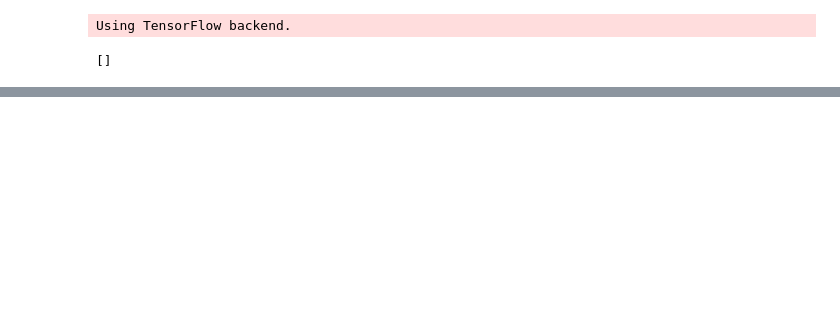
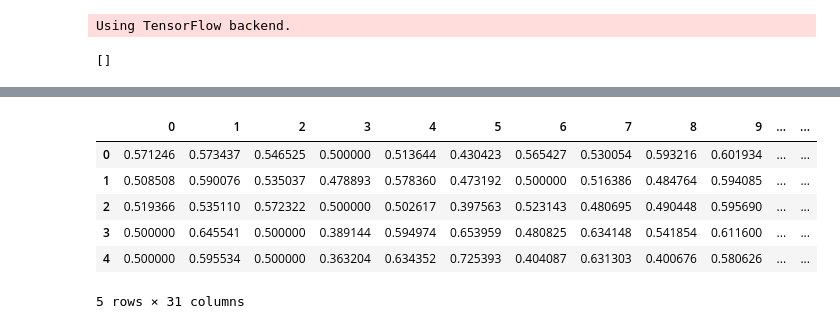
Before and after one commit to tqa236/LSTM_algo_trading, a Jupyter notebook: notebook/[Official] Backtesting.ipynb, the cells around one changed output, grey strips where cells are left out. Saved outputs shown, nothing was run; the diff lists cells and outputs as text; code cells hidden in the pictures; blank space fills up the shorter version.

```diff
--- a/notebook/[Official] Backtesting.ipynb
+++ b/notebook/[Official] Backtesting.ipynb
@@ -68,5 +36,0 @@ test_gen = TimeseriesGenerator(data, targets,
-# %%
-X_train = train_gen[0][0]
-y_train = train_gen[0][1]
-X_test = test_gen[0][0]
-y_test = test_gen[0][1]
@@ -87,19 +37,19 @@ print(f"y test shape: {y_test.shape}")
 # %%
+positions = []
 for i in range(len(dataset[0])):
     model_period = f"../model/LSTM/my_model1_period{i}.h5"
-    regressor = load_model(model_name, custom_objects={"softmax": softmax})
+    regressor = load_model(model_period, custom_objects={"softmax": softmax})
     X_test = dataset[1][i][0].values
     y_test = dataset[1][i][1].values
     y_test = get_one_hot(y_test, 2)
     test_gen = TimeseriesGenerator(X_test, y_test,
                                    length=240, sampling_rate=1,
-                                   batch_size=250)
+                                   batch_size=490)
 
-    X_train = train_gen[0][0]
-    y_train = train_gen[0][1]
     X_test = test_gen[0][0]
     y_test = test_gen[0][1]
     predicted = regressor.predict(X_test)
     label = predicted > 0.5
     label = label * 1 # Convert boolean to int
     print((sum(y_test[:, :, 1] == label[:, :, 1])/(y_test.size/2)).sum())
+    positions.append(predicted[:, :, 1])
@@ -105,0 +66,2 @@ for i in range(len(dataset[0])):
+# %%
+all_positions = np.concatenate(positions,axis=0)
@@ -105,0 +126,10 @@ for i in range(len(dataset[0])):
+# %%
+probabilities.head()
+# %% [output]
+|  | 0 | 1 | 2 | 3 | 4 | 5 | 6 | 7 | 8 | 9 | ... | ... |
+| 0 | 0.571246 | 0.573437 | 0.546525 | 0.500000 | 0.513644 | 0.430423 | 0.565427 | 0.530054 | 0.593216 | 0.601934 | ... | ... |
+| 1 | 0.508508 | 0.590076 | 0.535037 | 0.478893 | 0.578360 | 0.473192 | 0.500000 | 0.516386 | 0.484764 | 0.594085 | ... | ... |
+| 2 | 0.519366 | 0.535110 | 0.572322 | 0.500000 | 0.502617 | 0.397563 | 0.523143 | 0.480695 | 0.490448 | 0.595690 | ... | ... |
+| 3 | 0.500000 | 0.645541 | 0.500000 | 0.389144 | 0.594974 | 0.653959 | 0.480825 | 0.634148 | 0.541854 | 0.611600 | ... | ... |
+| 4 | 0.500000 | 0.595534 | 0.500000 | 0.363204 | 0.634352 | 0.725393 | 0.404087 | 0.631303 | 0.400676 | 0.580626 | ... | ... |
+5 rows × 31 columns
```
Also changed, not shown: parts of 23 cells of this notebook, 1 other file.
